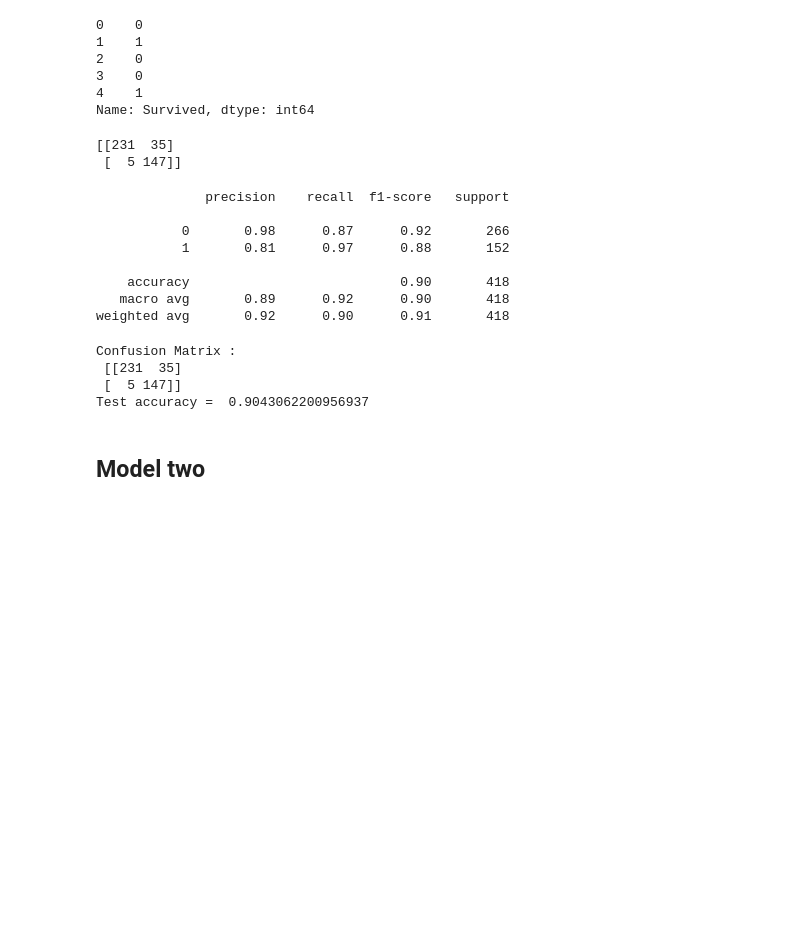
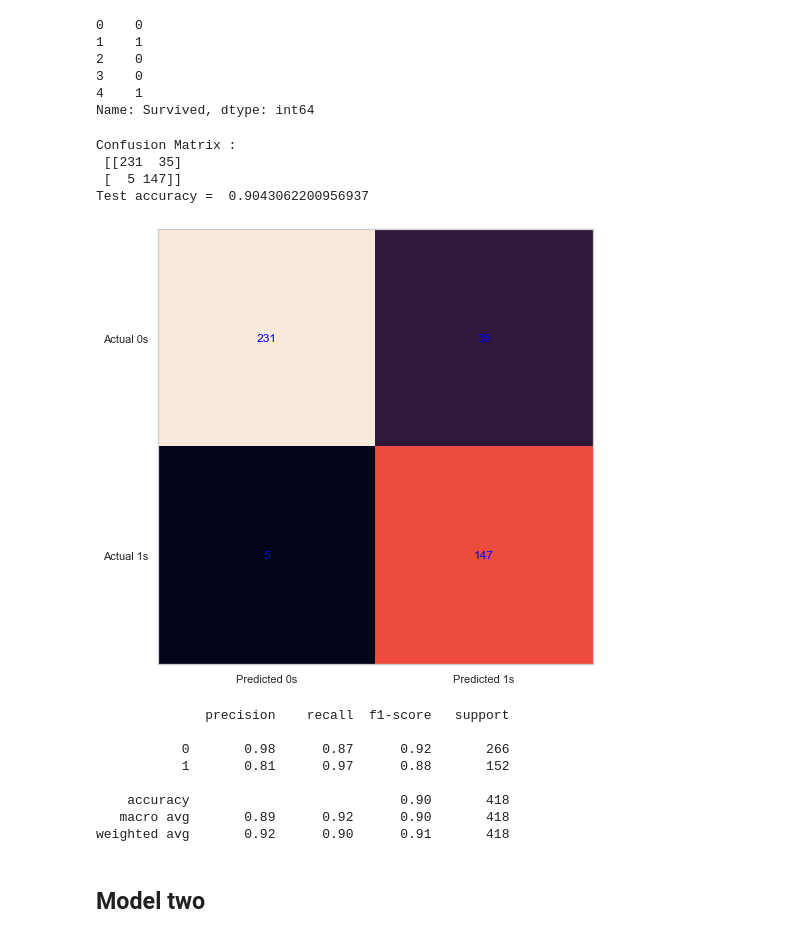
Before and after one commit to venkatsubramaniyan/Titanic-Survival-Prediction, a Jupyter notebook: Titanic.ipynb, the cells around one changed output. Drawn from its saved outputs; the diff is of its cells as text; code cells hidden in the pictures; blank space fills up the shorter version.

```diff
--- a/Titanic.ipynb
+++ b/Titanic.ipynb
@@ -548,17 +551,17 @@ Confusion Matrix :
  [ 10 142]]
 Test accuracy =  0.9282296650717703
 # %%
-cm = confusion_matrix(ytest, prediction_sm)
+# Confusion Matrix
 
 fig, ax = plt.subplots(figsize=(8, 8),sharex=True)
-ax.imshow(cm)
+ax.imshow(cm_sm)
 ax.grid(False)
 ax.xaxis.set(ticks=(0, 1), ticklabels=('Predicted 0s', 'Predicted 1s'))
 ax.yaxis.set(ticks=(0, 1), ticklabels=('Actual 0s', 'Actual 1s'))
 ax.set_ylim(1.5, -0.5)
 for i in range(2):
     for j in range(2):
-        ax.text(j, i, cm[i, j], ha='center', va='center', color='blue')
+        ax.text(j, i, cm_sm[i, j], ha='center', va='center', color='blue')
 plt.show()
 # %% [output]
 [figure]
@@ -631,14 +634,7 @@ head(ytest_data_modelone)
 4    1
 Name: Survived, dtype: int64
 # %%
-logistic_model_one = LogisticRegression(class_weight='balanced')
-logistic_model_one = logistic_model.fit(Xtrain_data_modelone, ytrain_data_modelone)
+logistic_modelone = LogisticRegression(class_weight='balanced')
+logistic_modelone = logistic_modelone.fit(Xtrain_data_modelone, ytrain_data_modelone)
 # %%
-predicted_modelone= logistic_model_one.predict(Xtest_data_modelone)
+predicted_modelone= logistic_modelone.predict(Xtest_data_modelone)
-# %%
-from sklearn import metrics
-# Print Confusion Matrix
-print (metrics.confusion_matrix(ytest_data_modelone, predicted_modelone))
-# %% [output]
-[[231  35]
- [  5 147]]
@@ -647,3 +641,28 @@ print (metrics.confusion_matrix(ytest_data_modelone, predicted_modelone))
+# %%
+cm_modelone = confusion_matrix(ytest_data_modelone, predicted_modelone)
+print ("Confusion Matrix : \n", cm_modelone)
+
+# accuracy score of the model
+print('Test accuracy = ', accuracy_score(ytest_data_modelone,predicted_modelone))
+# %% [output]
+Confusion Matrix :
+ [[231  35]
+ [  5 147]]
+Test accuracy =  0.9043062200956937
+# %%
+
+fig, ax = plt.subplots(figsize=(8, 8),sharex=True)
+ax.imshow(cm_modelone)
+ax.grid(False)
+ax.xaxis.set(ticks=(0, 1), ticklabels=('Predicted 0s', 'Predicted 1s'))
+ax.yaxis.set(ticks=(0, 1), ticklabels=('Actual 0s', 'Actual 1s'))
+ax.set_ylim(1.5, -0.5)
+for i in range(2):
+    for j in range(2):
+        ax.text(j, i, cm_modelone[i, j], ha='center', va='center', color='blue')
+plt.show()
+# %% [output]
+[figure, added]
 # %%
 print(metrics.classification_report(ytest_data_modelone, predicted_modelone))
 # %% [output]
@@ -655,17 +674,6 @@ print(metrics.classification_report(ytest_data_modelone, predicted_modelone))
     accuracy                           0.90       418
    macro avg       0.89      0.92      0.90       418
 weighted avg       0.92      0.90      0.91       418
-# %%
-cm_1 = confusion_matrix(ytest_data_modelone, predicted_modelone)
-print ("Confusion Matrix : \n", cm_1)
-
-# accuracy score of the model
-print('Test accuracy = ', accuracy_score(ytest_data_modelone,predicted_modelone))
-# %% [output]
-Confusion Matrix :
- [[231  35]
- [  5 147]]
-Test accuracy =  0.9043062200956937
 # %% [markdown]
 ## Model two
 # %%
```
Also changed, not shown: parts of 29 cells of this notebook.
